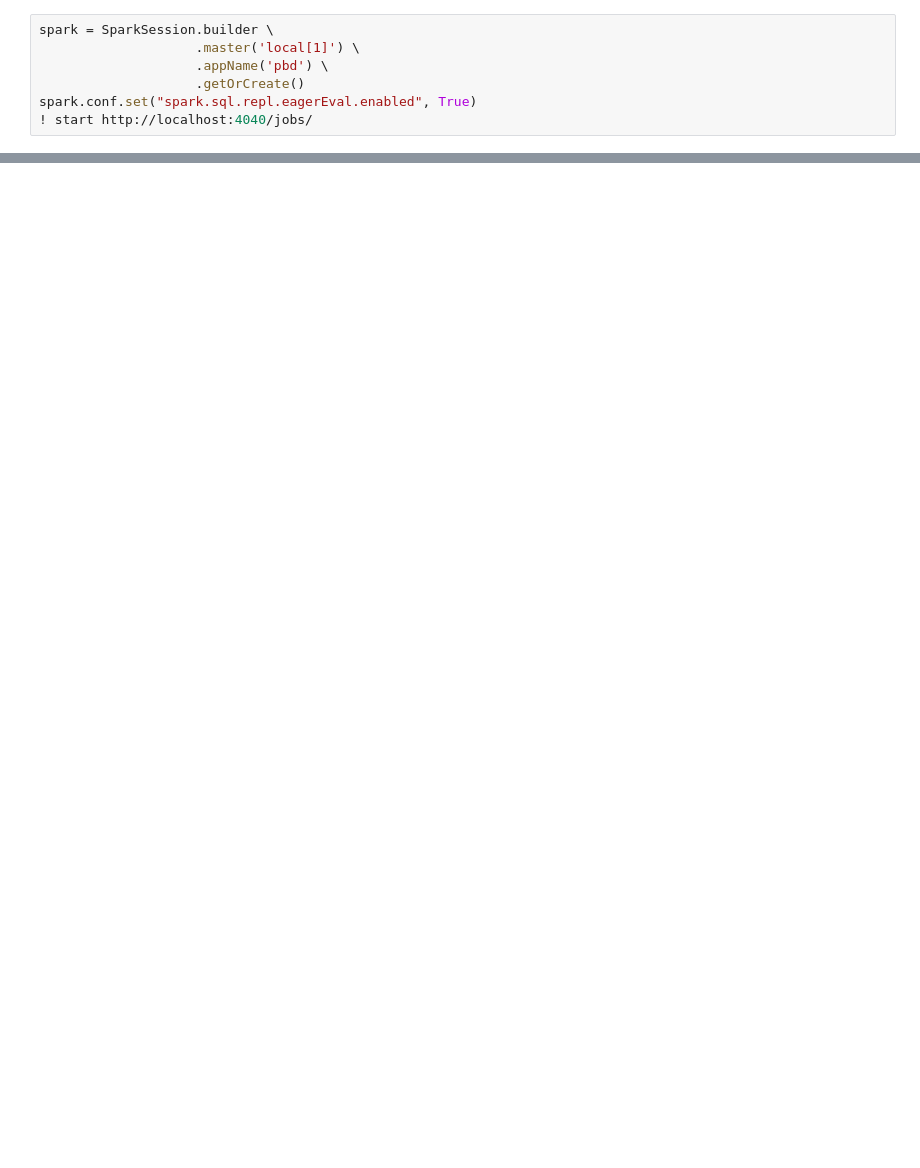
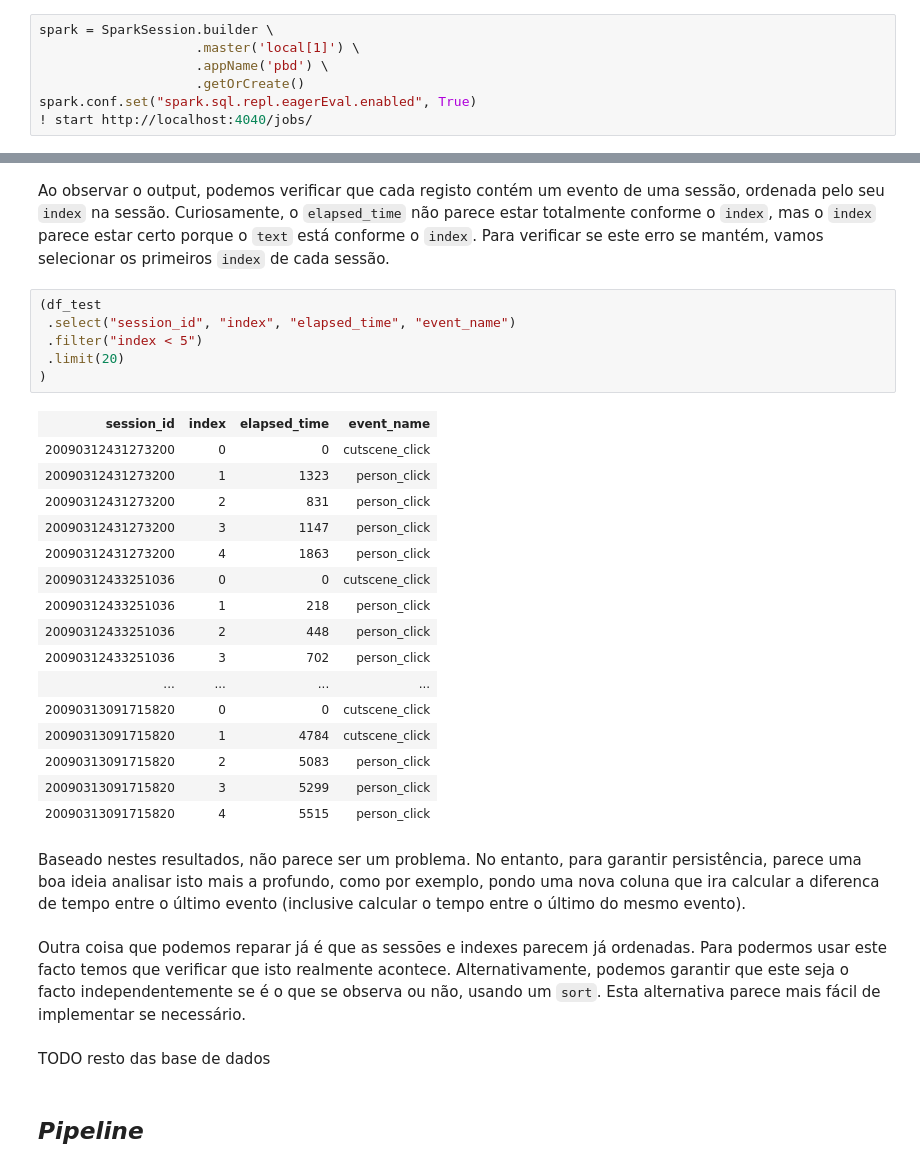
Before and after one commit to notPlancha/pbd, a Jupyter notebook: 1-formulacao.ipynb, the cells around one changed output, grey strips where cells are left out. Cells and saved outputs as stored; diff of their text form; blank space fills up the shorter version.

```diff
--- a/1-formulacao.ipynb
+++ b/1-formulacao.ipynb
@@ -82,0 +91,33 @@ df_test.head()
+# %% [markdown]
+Ao observar o output, podemos verificar que cada registo contém um evento de uma sessão, ordenada pelo seu `index` na sessão. Curiosamente, o `elapsed_time` não parece estar totalmente conforme o `index`, mas o `index` parece estar certo porque o `text` está conforme o `index`. Para verificar se este erro se mantém, vamos selecionar os primeiros `index` de cada sessão.
+# %%
+(df_test
+ .select("session_id", "index", "elapsed_time", "event_name")
+ .filter("index < 5")
+ .limit(20)
+)
+# %% [output]
+| session_id | index | elapsed_time | event_name |
+| 20090312431273200 | 0 | 0 | cutscene_click |
+| 20090312431273200 | 1 | 1323 | person_click |
+| 20090312431273200 | 2 | 831 | person_click |
+| 20090312431273200 | 3 | 1147 | person_click |
+| 20090312431273200 | 4 | 1863 | person_click |
+| 20090312433251036 | 0 | 0 | cutscene_click |
+| 20090312433251036 | 1 | 218 | person_click |
+| 20090312433251036 | 2 | 448 | person_click |
+| 20090312433251036 | 3 | 702 | person_click |
+| ... | ... | ... | ... |
+| 20090313091715820 | 0 | 0 | cutscene_click |
+| 20090313091715820 | 1 | 4784 | cutscene_click |
+| 20090313091715820 | 2 | 5083 | person_click |
+| 20090313091715820 | 3 | 5299 | person_click |
+| 20090313091715820 | 4 | 5515 | person_click |
+# %% [markdown]
+Baseado nestes resultados, não parece ser um problema. No entanto, para garantir persistência, parece uma boa ideia analisar isto mais a profundo, como por exemplo, pondo uma nova coluna que ira calcular a diferenca de tempo entre o último evento (inclusive calcular o tempo entre o último do mesmo evento).
+# %% [markdown]
+Outra coisa que podemos reparar já é que as sessões e indexes parecem já ordenadas. Para podermos usar este facto temos que verificar que isto realmente acontece. Alternativamente, podemos garantir que este seja o facto independentemente se é o que se observa ou não, usando um `sort`. Esta alternativa parece mais fácil de implementar se necessário.
+# %% [markdown]
+TODO resto das base de dados
+# %% [markdown]
+## *Pipeline*
```
Also changed, not shown: parts of 8 cells of this notebook, 2 other files.
